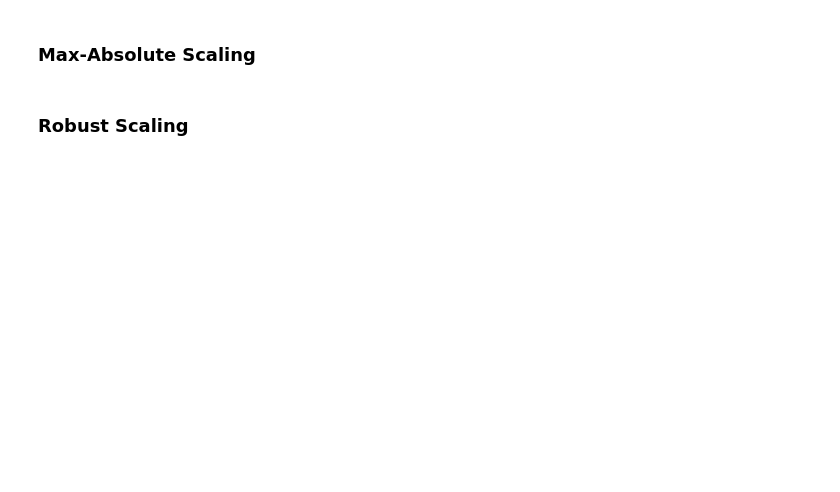
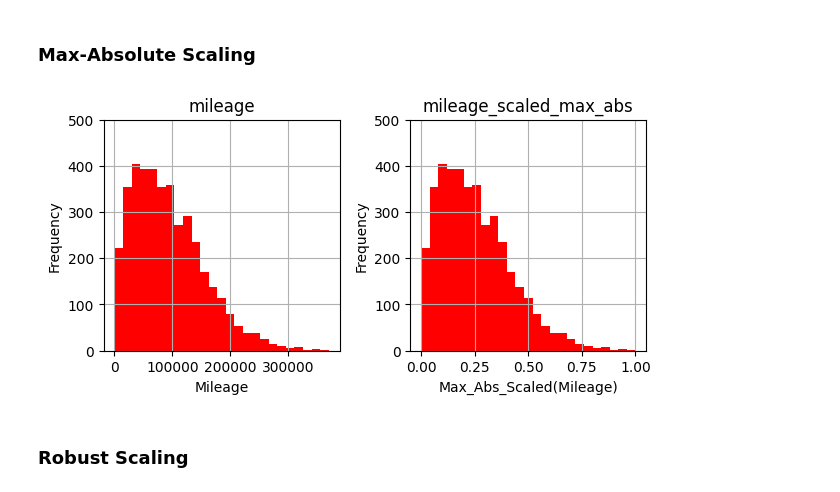
Before and after one commit to watson222-2/python_data_preparation, a Jupyter notebook: advanced_data_preparation_car_data.ipynb, the cells around one changed output. Saved outputs shown, nothing was run; the diff lists cells and outputs as text; code cells hidden in the pictures; blank space fills up the shorter version.

```diff
--- a/advanced_data_preparation_car_data.ipynb
+++ b/advanced_data_preparation_car_data.ipynb
@@ -372,4 +392,25 @@ df.filter(like='price_category').head()
 # %% [markdown]
 ### Max-Absolute Scaling
+# %%
+### Min-Abs Scaling scales a value between -1 and 1. It is supposed to deal better with outliers
+
+# Max-Absolute scaling of the variable 'mileage'
+df['mileage_scaled_max_abs'] = df['mileage'] / df['mileage'].abs().max()
+
+# Histogram of the variable 'area' and 'area_scaled_max_abs'
+ax = df[['mileage', 'mileage_scaled_max_abs']].hist(bins=25,
+                                              figsize=(7, 3),
+                                              color='red')
+
+# Set the y-axis range for each subplot and add labels
+for axis, label in zip(ax.flatten(), ['Mileage', 'Max_Abs_Scaled(Mileage)']):
+    axis.set_ylim(0, 500)
+    axis.set_xlabel(label)
+    axis.set_ylabel('Frequency')
+
+# Display the plot
+plt.show()
+# %% [output]
+[figure, added]
 # %% [markdown]
 ### Robust Scaling
```
Also changed, not shown: parts of 16 cells of this notebook, 1 other file.
